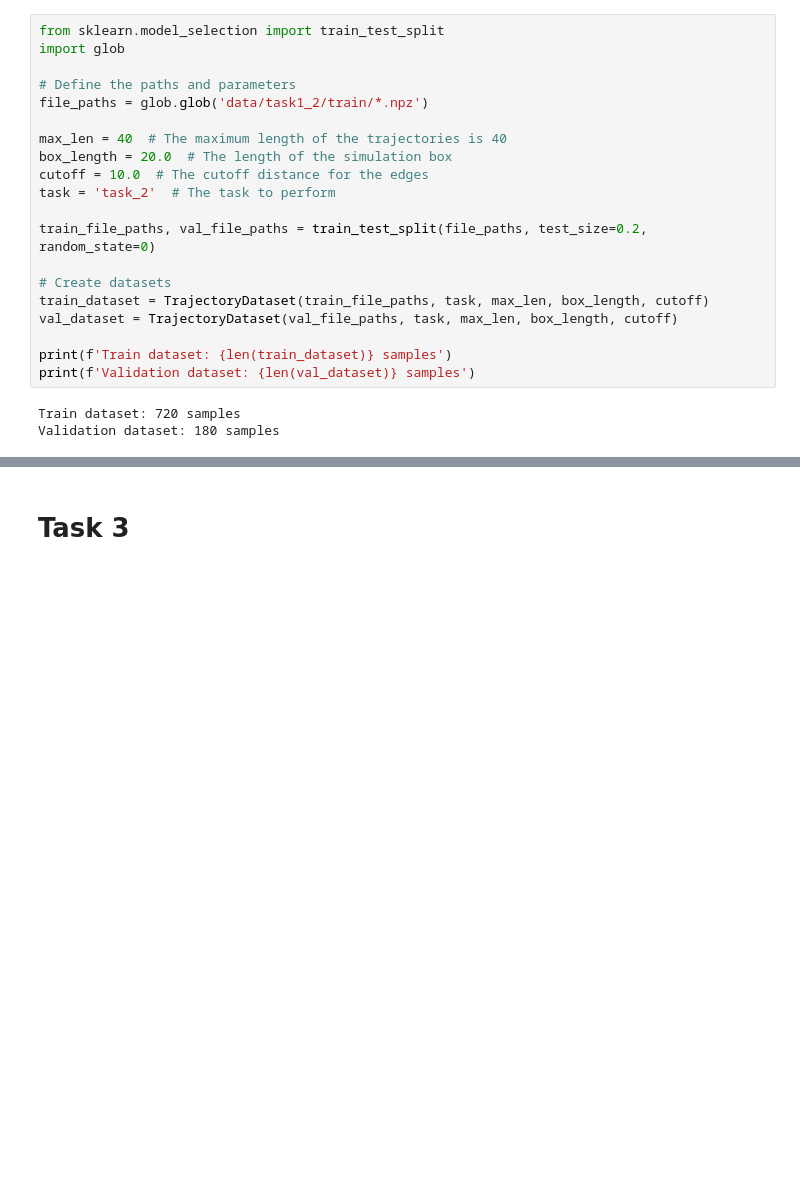
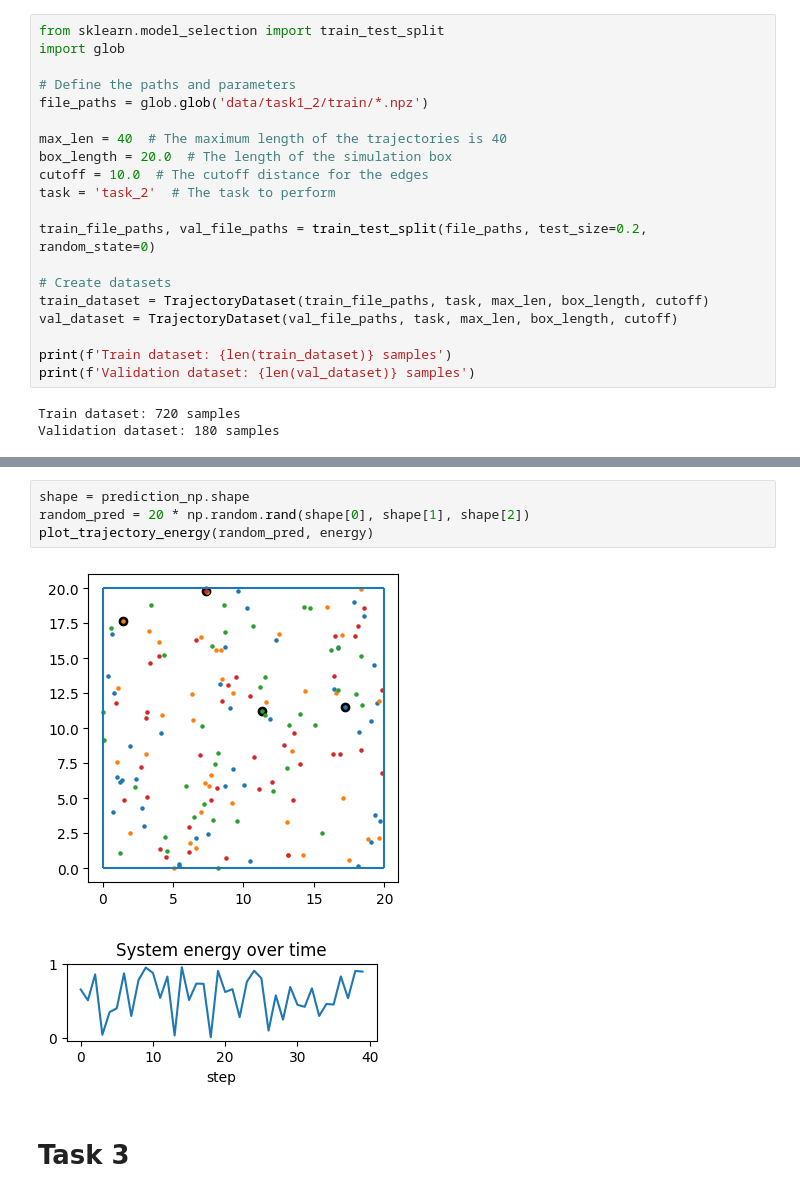
Before and after one commit to francescobrescia-tue/DeepLearningAssignment2, a Jupyter notebook: Assignment_2_Group_6.ipynb, the cells around one changed output, grey strips where cells are left out. Saved outputs shown, nothing was run; the diff lists cells and outputs as text; blank space fills up the shorter version.

```diff
--- a/Assignment_2_Group_6.ipynb
+++ b/Assignment_2_Group_6.ipynb
@@ -1137,3 +1488,10 @@ ImportError: cannot import name 'WikiKG2' from 'torch_geometric.datasets' (/User
+# %%
+shape = prediction_np.shape
+random_pred = 20 * np.random.rand(shape[0], shape[1], shape[2])
+plot_trajectory_energy(random_pred, energy)
+# %% [output]
+[figure, added]
+[figure, added]
 # %% [markdown]
 # Task 3
 # %% [markdown]
```
Also changed, not shown: parts of 30 cells of this notebook, 1 other file.
